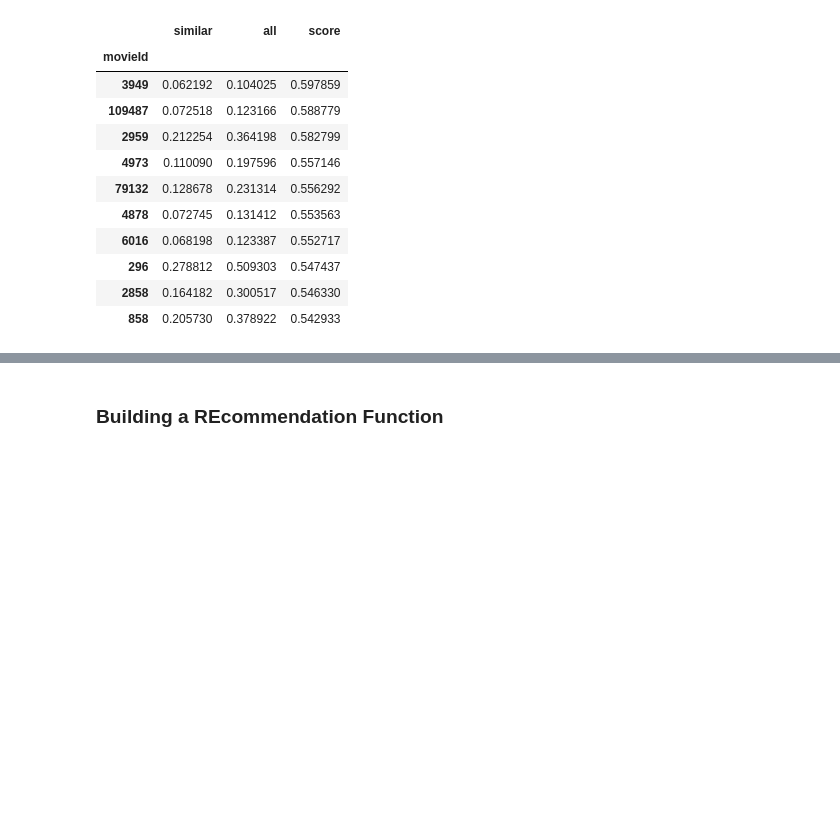
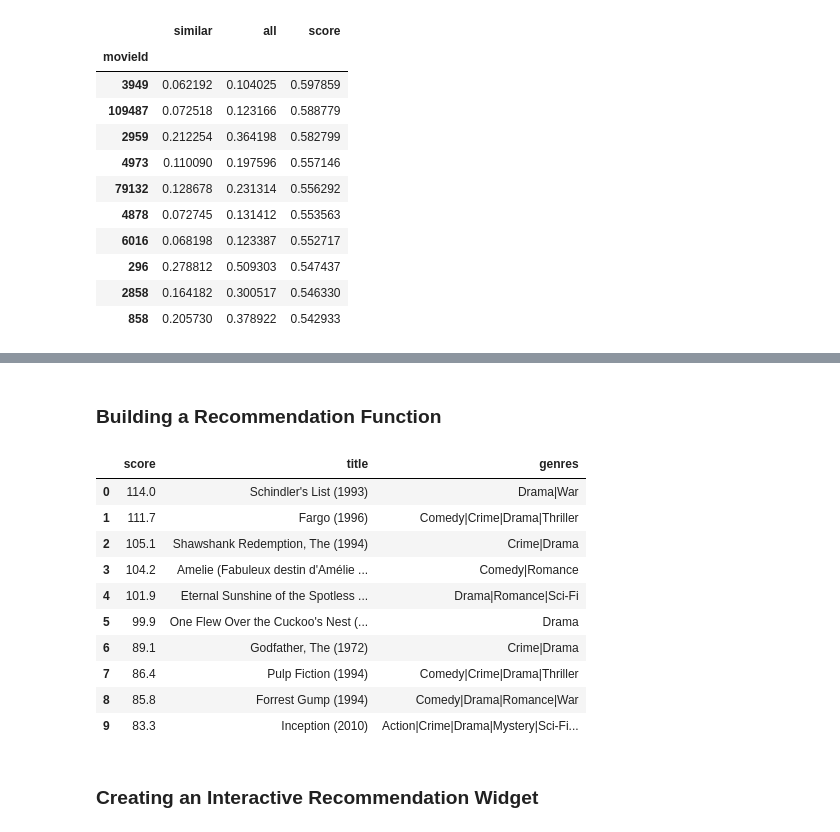
Before and after one commit to antalgergo/Movie_Recommendation_System, a Jupyter notebook: Movie_Recommendation_System.ipynb, the cells around one changed output, grey strips where cells are left out. Cells and saved outputs as stored; diff of their text form; code cells hidden in the pictures; blank space fills up the shorter version.

```diff
--- a/Movie_Recommendation_System.ipynb
+++ b/Movie_Recommendation_System.ipynb
@@ -332,9 +332,9 @@ top10_recommendations
 | 8 | 2858 | 0.164182 | 0.300517 | 0.546330 | American Beauty (1999) | Drama|Romance | American Beauty 1999 |
 | 9 | 858 | 0.205730 | 0.378922 | 0.542933 | Godfather, The (1972) | Crime|Drama | Godfather The 1972 |
 # %% [markdown]
-### Building a REcommendation Function
+### Building a Recommendation Function
 # %%
-def recommendation(movieId_):
+def make_recommendation(movieId_):
 
     similar_users = ratings[(ratings["movieId"] == movieId_) & (ratings["rating"] > 4)]["userId"]
 
@@ -363,3 +363,21 @@ def recommendation(movieId_):
                           "genres": top10_recommendations["genres"]})
 
     return result
+# %%
+test_recom = make_recommendation(2167) # Rocky II (1979)
+# %%
+test_recom
+# %% [output]
+|  | score | title | genres |
+| 0 | 114.0 | Schindler's List (1993) | Drama|War |
+| 1 | 111.7 | Fargo (1996) | Comedy|Crime|Drama|Thriller |
+| 2 | 105.1 | Shawshank Redemption, The (1994) | Crime|Drama |
+| 3 | 104.2 | Amelie (Fabuleux destin d'Amélie ... | Comedy|Romance |
+| 4 | 101.9 | Eternal Sunshine of the Spotless ... | Drama|Romance|Sci-Fi |
+| 5 | 99.9 | One Flew Over the Cuckoo's Nest (... | Drama |
+| 6 | 89.1 | Godfather, The (1972) | Crime|Drama |
+| 7 | 86.4 | Pulp Fiction (1994) | Comedy|Crime|Drama|Thriller |
+| 8 | 85.8 | Forrest Gump (1994) | Comedy|Drama|Romance|War |
+| 9 | 83.3 | Inception (2010) | Action|Crime|Drama|Mystery|Sci-Fi... |
+# %% [markdown]
+### Creating an Interactive Recommendation Widget
```
Also changed, not shown: parts of 6 cells of this notebook.
